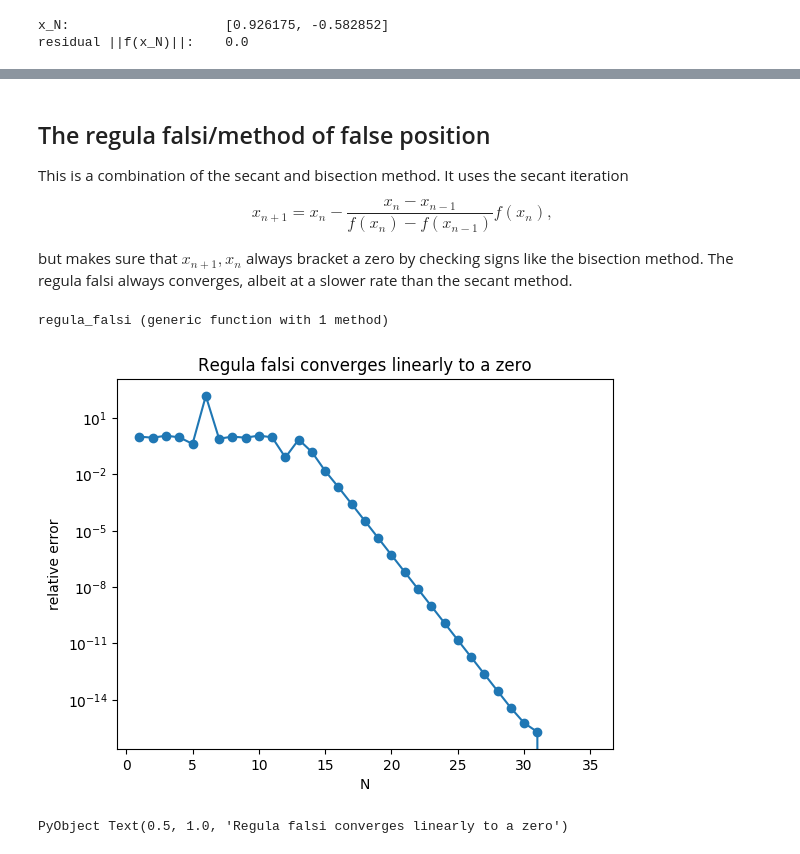
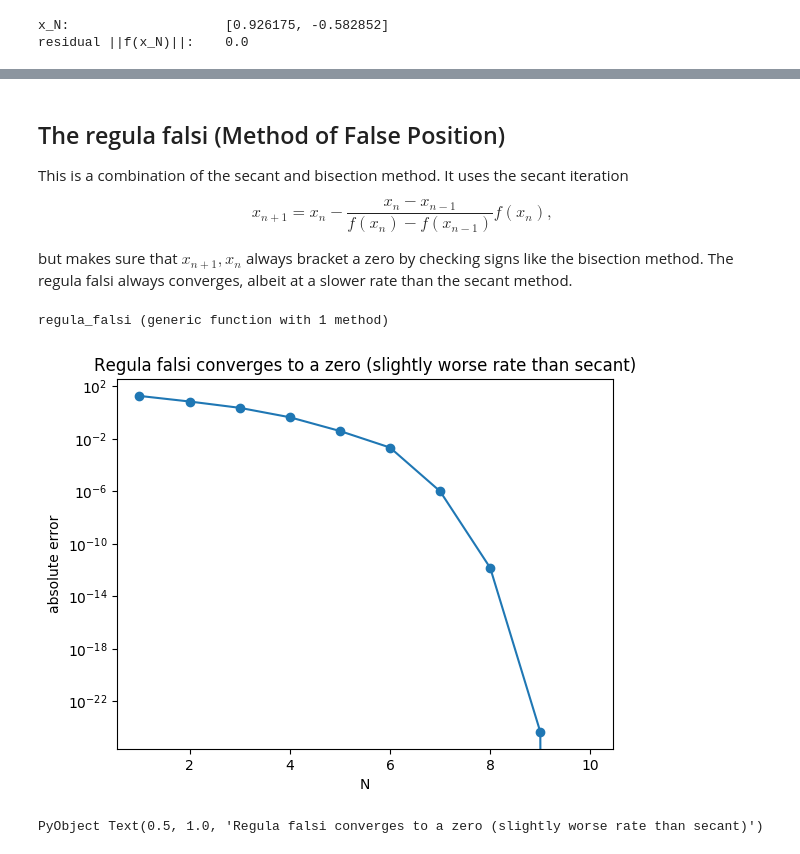
Before and after one commit to mitmath/18330, a Jupyter notebook: 08_Root_Finding.ipynb, the cells around one changed output, grey strips where cells are left out. Drawn from its saved outputs; the diff is of its cells as text; code cells hidden in the pictures.

```diff
--- a/08_Root_Finding.ipynb
+++ b/08_Root_Finding.ipynb
@@ -409,9 +406,11 @@ f(x) = sin(10x) + x
 # %%
 figure()
-x = LinRange(-2, 2, 1000)
+x = LinRange(-10, 10, 1000)
+
+axhline(0, color="k", ls="--", alpha=0.8)
 plot(x, f.(x))
 
 xlabel(L"x")
 ylabel(L"f(x)")
-title(L"$f(x)$ oscillates locally")
+title(L"$f(x)$ is mostly flat")
 # %% [output]
@@ -443,5 +441,5 @@ PyObject Text(0.5, 1.0, 'Secant method gets stuck')
 # %% [markdown]
-## The regula falsi/method of false position
+## The regula falsi (Method of False Position)
 
 This is a combination of the secant and bisection method.
 It uses the secant iteration
@@ -484,20 +481,19 @@ end
 # %% [output]
 regula_falsi (generic function with 1 method)
 # %%
-f(x) = sin(10x) + x
+f(x) = tanh(x)
 
 # convergence analysis
-Ns = collect(1:35)
+Ns = collect(1:10)
 
 # roughly one digit per iteration
-approximations = [regula_falsi(f, -1.0, 1.1; N=N) for N in Ns]
-
+approximations = [regula_falsi(f, -0.1, 10.0; N=N) for N in Ns]
 figure()
 
-semilogy(Ns, abs.(approximations .- approximations[end])/approximations[end], "-o")
+semilogy(Ns, abs.(approximations .- approximations[end]), "-o")
 xlabel("N")
-ylabel("relative error")
-title("Regula falsi converges linearly to a zero")
+ylabel("absolute error")
+title("Regula falsi converges to a zero (slightly worse rate than secant)")
 # %% [output]
-[figure, old version]
+[figure, new version]
-PyObject Text(0.5, 1.0, 'Regula falsi converges linearly to a zero')
+PyObject Text(0.5, 1.0, 'Regula falsi converges to a zero (slightly worse rate than secant)')
```
Also changed, not shown: parts of 15 cells of this notebook, 2 other files.
